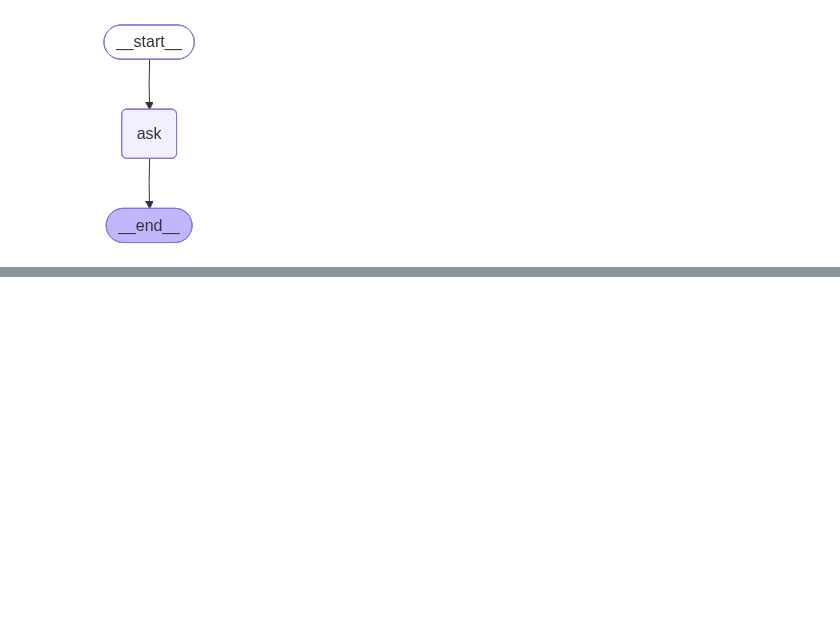
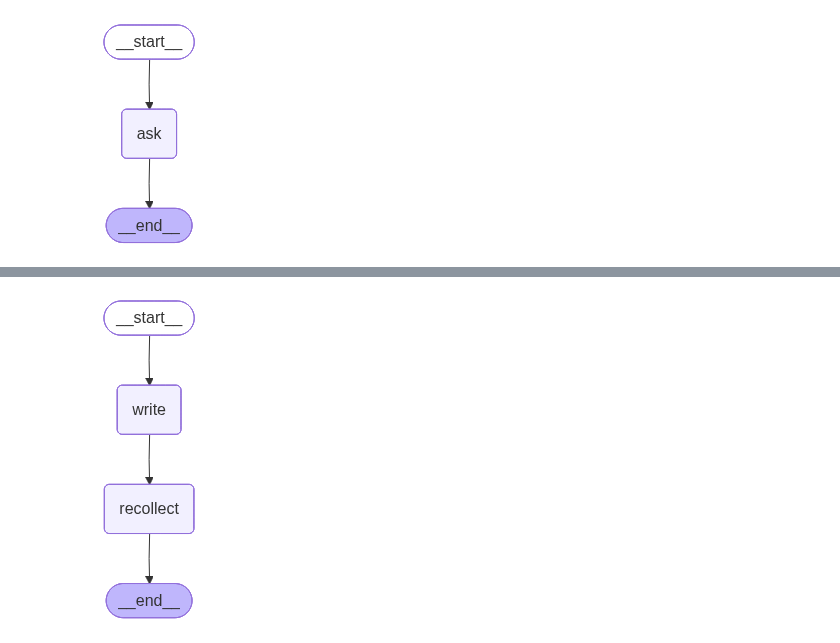
Before and after one commit to GenAIDevelopment/agenticai, a Jupyter notebook: oct25/langgraph/mailtoner/memory.ipynb, the cells around one changed output, grey strips where cells are left out. Saved outputs shown, nothing was run; the diff lists cells and outputs as text; code cells hidden in the pictures; blank space fills up the shorter version.

```diff
--- a/oct25/langgraph/mailtoner/memory.ipynb
+++ b/oct25/langgraph/mailtoner/memory.ipynb
@@ -167,0 +237,17 @@ response
+# %%
+DB_URI = "postgresql://postgres:password@localhost:5432/memories?sslmode=disable"
+from utils import draw_graph
+with PostgresStore.from_conn_string(DB_URI) as store:
+    store.setup()
+    graph = builder.compile(store=store)
+    draw_graph(graph)
+    # Lets teach some likes
+    cfg = {"configurable": {"thread_id": "t2", "user_id": "thor"}}
+    out = graph.invoke(
+        {
+            "messages": [HumanMessage("Thor likes Hammers")]
+        },
+        cfg
+    )
+# %% [output]
+[figure, added]
```
Also changed, not shown: parts of 18 cells of this notebook, 12 other files.
